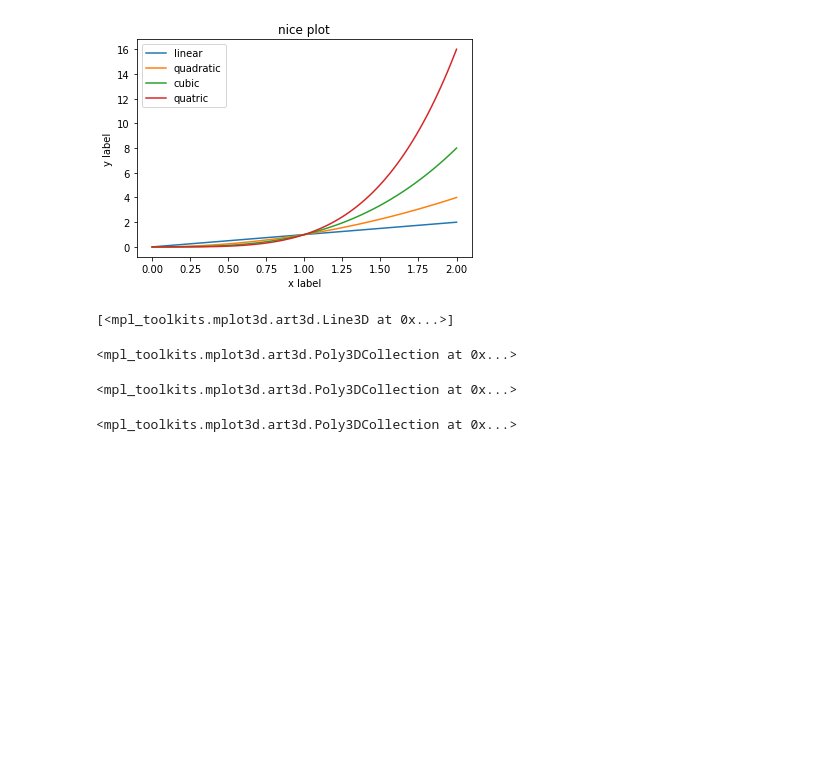
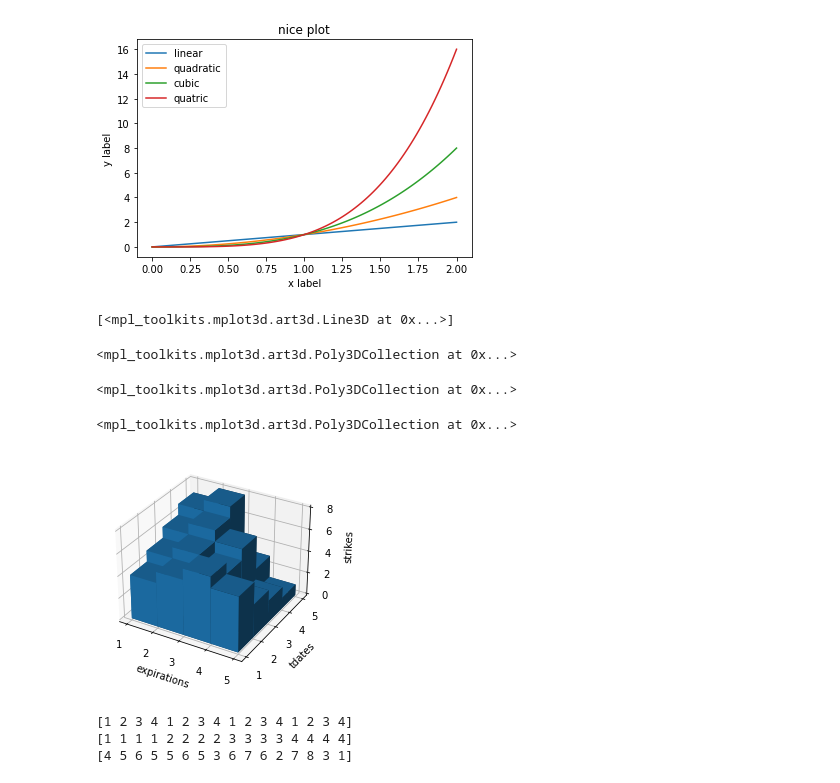
Before and after one commit to ooddaa/tradingAlgos, a Jupyter notebook: plots.ipynb, the cells around one changed output. Drawn from its saved outputs; the diff is of its cells as text; code cells hidden in the pictures; blank space fills up the shorter version.

```diff
--- a/plots.ipynb
+++ b/plots.ipynb
@@ -118,40 +114,48 @@ my_bar3d_plotter(ax, x, y, z, labels=['lolx', 'bary', 'zeddy'])
 # %% [output]
 <mpl_toolkits.mplot3d.art3d.Poly3DCollection at 0x...>
 # %%
-%matplotlib qt
-import matplotlib.pyplot as plt
-import numpy as np
+# %matplotlib qt
 
 def my_bar3d_plotter(ax, x, y, z, width=1, depth=1, labels=['x', 'y', 'z']):
     bottom = np.zeros_like(z)
     hight = z
     ax.set_xlabel(labels[0])
     ax.set_ylabel(labels[1])
     ax.set_zlabel(labels[2])
     out = ax.bar3d(x, y, bottom, width, depth, hight)
     return out
 
 fig = plt.figure()
 ax = fig.add_subplot(111, projection='3d')
 
 
 # x = [0, 1, 2, 0, 1, 2, 0, 1, 2]
 # y = [0, 0, 0, 1, 1, 1, 2, 2, 2]
 # z = [0, 1, 2, 1, 2, 3, 2, 3, 1]
 _exp = [1, 2, 3, 4] # expirations
 _days = [1, 2, 3, 4] # days
-strikes = [
+strikes = np.array([
     # d1 d2 d3 d4
     4, 5, 6, 5,
     5, 6, 5, 3,
     6, 7, 6, 2,
     7, 8, 3, 1,
-] # strikes
+]) # strikes
 
 exps, dayss = np.meshgrid(_exp, _days)
 x, y = exps.ravel(), dayss.ravel()
+
 z = strikes
 
-my_bar3d_plotter(ax, x, y, z, labels=['lolx', 'bary', 'zeddy'])
+my_bar3d_plotter(ax, x, y, z, labels=['expirations', 'tdates', 'strikes'])
 # %% [output]
 <mpl_toolkits.mplot3d.art3d.Poly3DCollection at 0x...>
+[figure, added]
+# %%
+print(x)
+print(y)
+print(z)
+# %% [output]
+[1 2 3 4 1 2 3 4 1 2 3 4 1 2 3 4]
+[1 1 1 1 2 2 2 2 3 3 3 3 4 4 4 4]
+[4 5 6 5 5 6 5 3 6 7 6 2 7 8 3 1]
```
Also changed, not shown: parts of 5 cells of this notebook, 3 other files.
